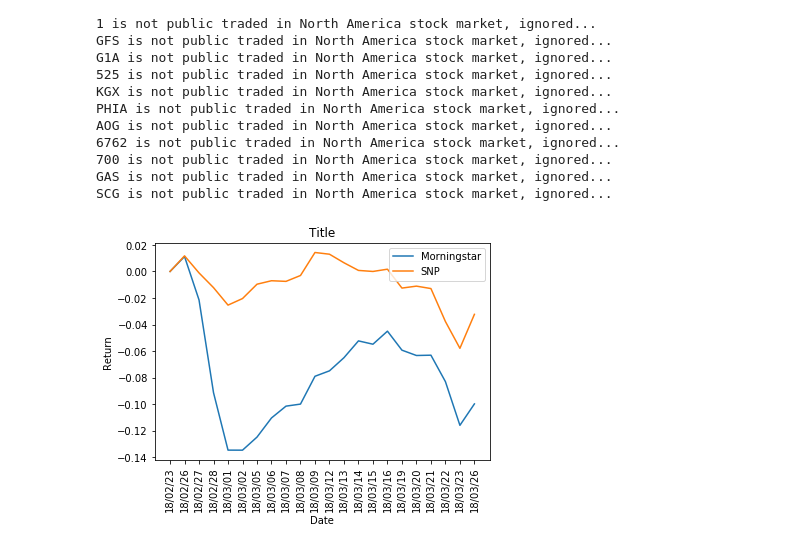
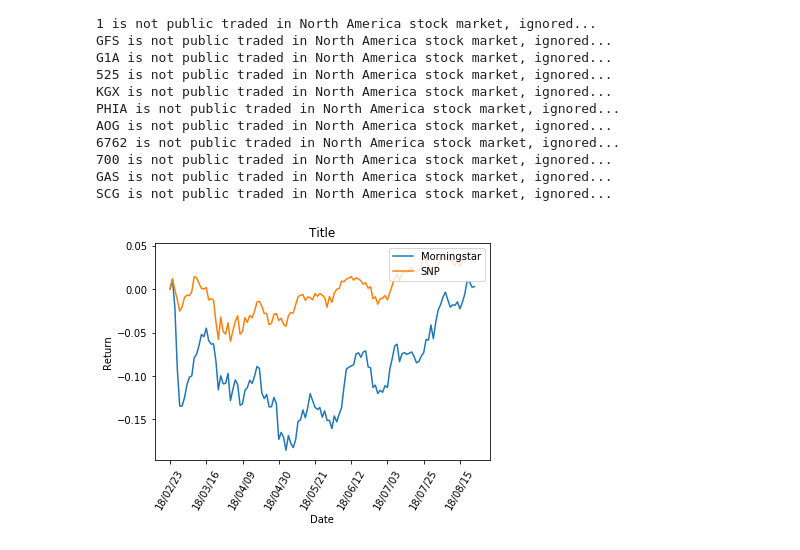
Before and after one commit to ShaolinZhang/morningstar-simulator, a Jupyter notebook: pdf-sourcing.ipynb, the cells around one changed output. Cells and saved outputs as stored; diff of their text form; code cells hidden in the pictures.

```diff
--- a/pdf-sourcing.ipynb
+++ b/pdf-sourcing.ipynb
@@ -21,7 +22,7 @@ SNP = {'^GSPC': 0}
 # day is input from drop box
 day = "2018-02-23"
 # traillngTime is input from check box
-traillngTime = 30
+traillngTime = 180
 # trading quantity: threeStarVolume, fourStarVolume, fiveStarVolume
 threeStarVolume = 0
 fourStarVolume = 0
@@ -34,7 +35,7 @@ end_date = report_date+timedelta(days=traillngTime)
 shares = {0: 100, 3: threeStarVolume, 4: fourStarVolume, 5: fiveStarVolume}
 # %%
 def retriveFiles(path):
-    return [join(path, f) for f in listdir(path) if isfile(join(path, f)) and 'DS_store' not in f]
+    return [join(path, f) for f in listdir(path) if isfile(join(path, f)) and '.DS' not in f]
 # %%
 files = retriveFiles(path)
 # %%
@@ -162,13 +164,18 @@ def getDealDays(report_date, end_date, ticker):
     return [pd.to_datetime(d).strftime("%y/%m/%d") for d in list(panel_data.index.values)]
 # %%
 deal_days =  getDealDays(report_date, end_date, '^GSPC')
+
+# plot_data_ms = {'Date': deal_days, 'Return': profits}
+# plot_data_snp = {'Date': deal_days, 'Return': profits_snp}
+
 l1, = plt.plot(deal_days,profits, label='Morningstar')
 l2, = plt.plot(deal_days,profits_snp, label='SNP')
 plt.legend(loc='upper right')
 plt.title('Title')
 plt.xlabel('Date')
 plt.ylabel('Return')
-plt.xticks(rotation=90)
-plt.show()
+plt.xticks(rotation=60)
+plt.gca().axes.get_xaxis().set_major_locator(plt.MaxNLocator(10))
+plt.savefig('myfig.png')
 # %% [output]
-[figure, old version]
+[figure, new version]
```
Also changed, not shown: parts of 7 cells of this notebook, 1 other file.
